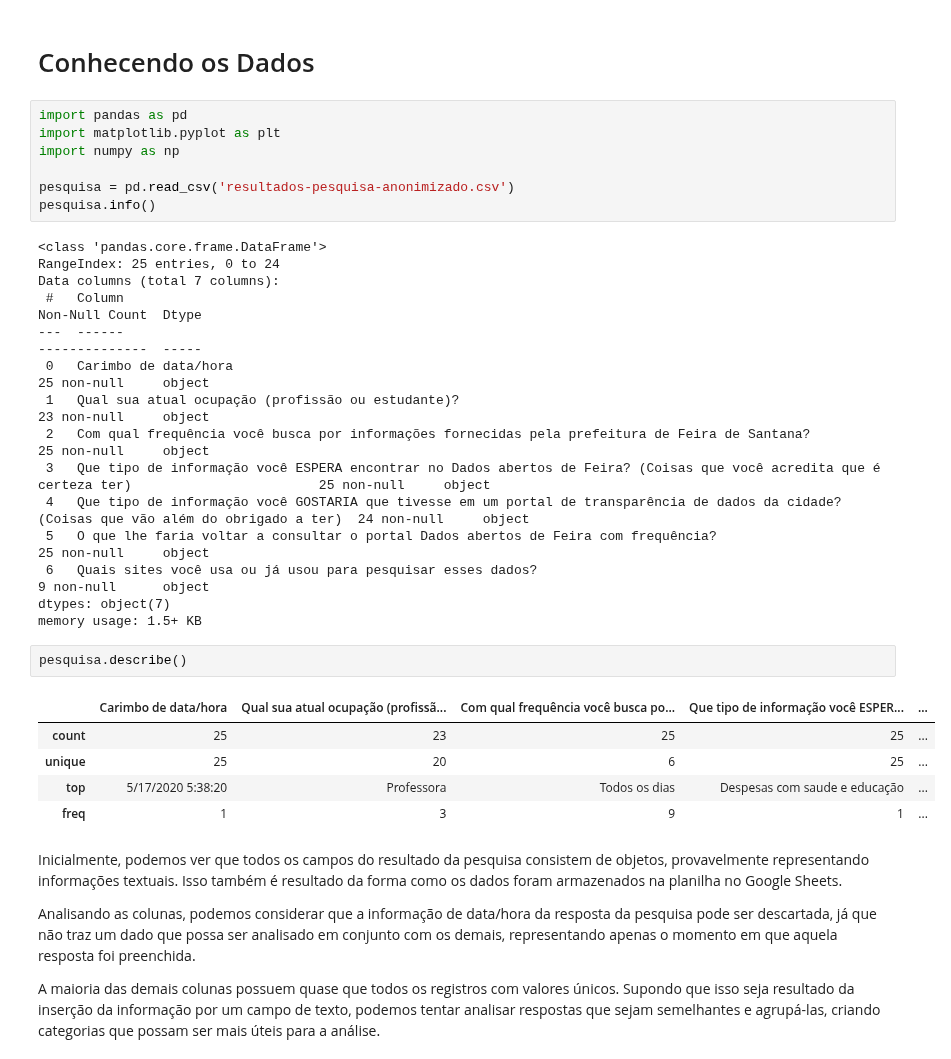
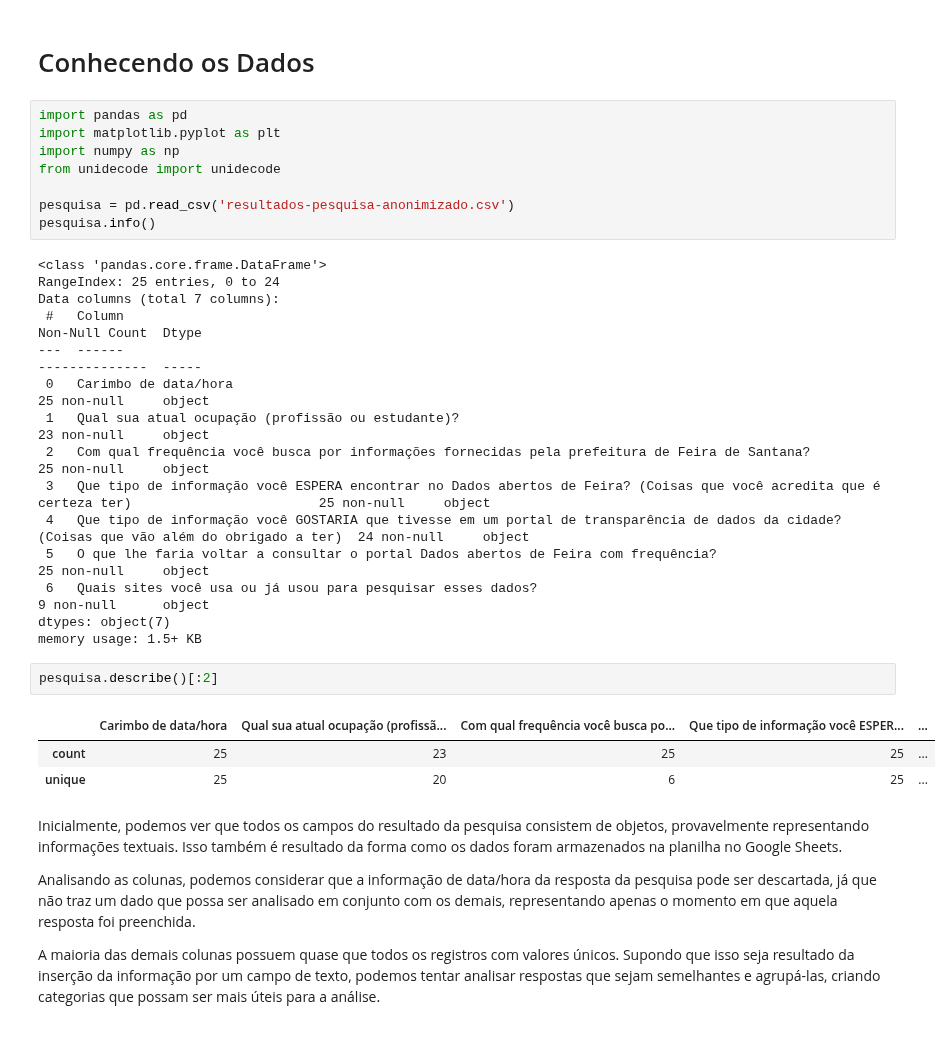
Before and after one commit to DadosAbertosDeFeira/analises, a Jupyter notebook: analysis/Resultados-Pesquisa.ipynb, the cells around one changed output. Cells and saved outputs as stored; diff of their text form.

Commit message:
Add unidecode

```diff
--- a/analysis/Resultados-Pesquisa.ipynb
+++ b/analysis/Resultados-Pesquisa.ipynb
@@ -4,6 +4,7 @@
 import pandas as pd
 import matplotlib.pyplot as plt
 import numpy as np
+from unidecode import unidecode
 
 pesquisa = pd.read_csv('resultados-pesquisa-anonimizado.csv')
 pesquisa.info()
@@ -23,13 +24,11 @@ Data columns (total 7 columns):
 dtypes: object(7)
 memory usage: 1.5+ KB
 # %%
-pesquisa.describe()
+pesquisa.describe()[:2]
 # %% [output]
 |  | Carimbo de data/hora | Qual sua atual ocupação (profissã... | Com qual frequência você busca po... | Que tipo de informação você ESPER... | ... |
 | count | 25 | 23 | 25 | 25 | ... |
 | unique | 25 | 20 | 6 | 25 | ... |
-| top | 5/17/2020 5:38:20 | Professora | Todos os dias | Despesas com saude e educação | ... |
-| freq | 1 | 3 | 9 | 1 | ... |
 # %% [markdown]
 Inicialmente, podemos ver que todos os campos do resultado da pesquisa consistem de objetos, provavelmente representando informações textuais. Isso também é resultado da forma como os dados foram armazenados na planilha no Google Sheets.
 
```
Also changed, not shown: parts of 9 cells of this notebook, 1 other file.
